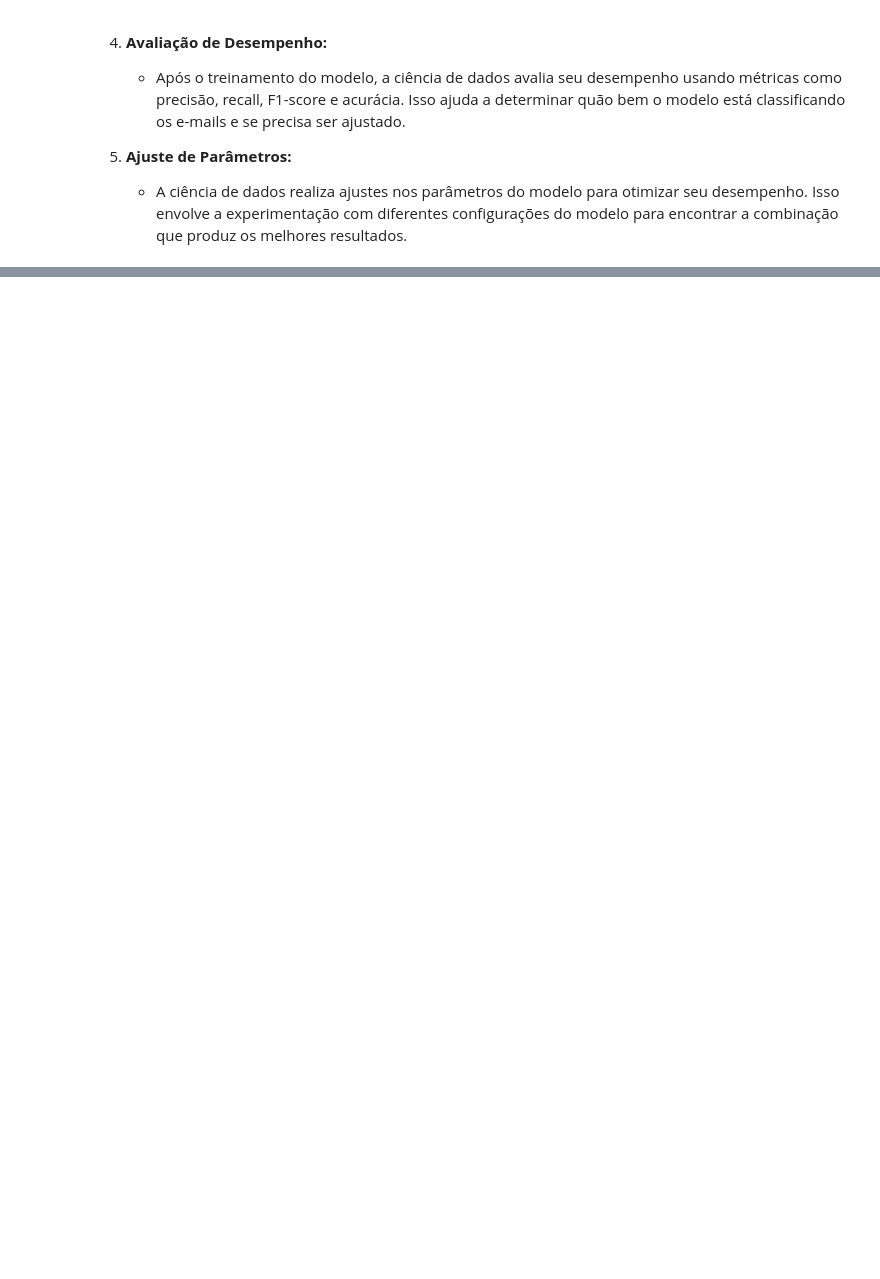
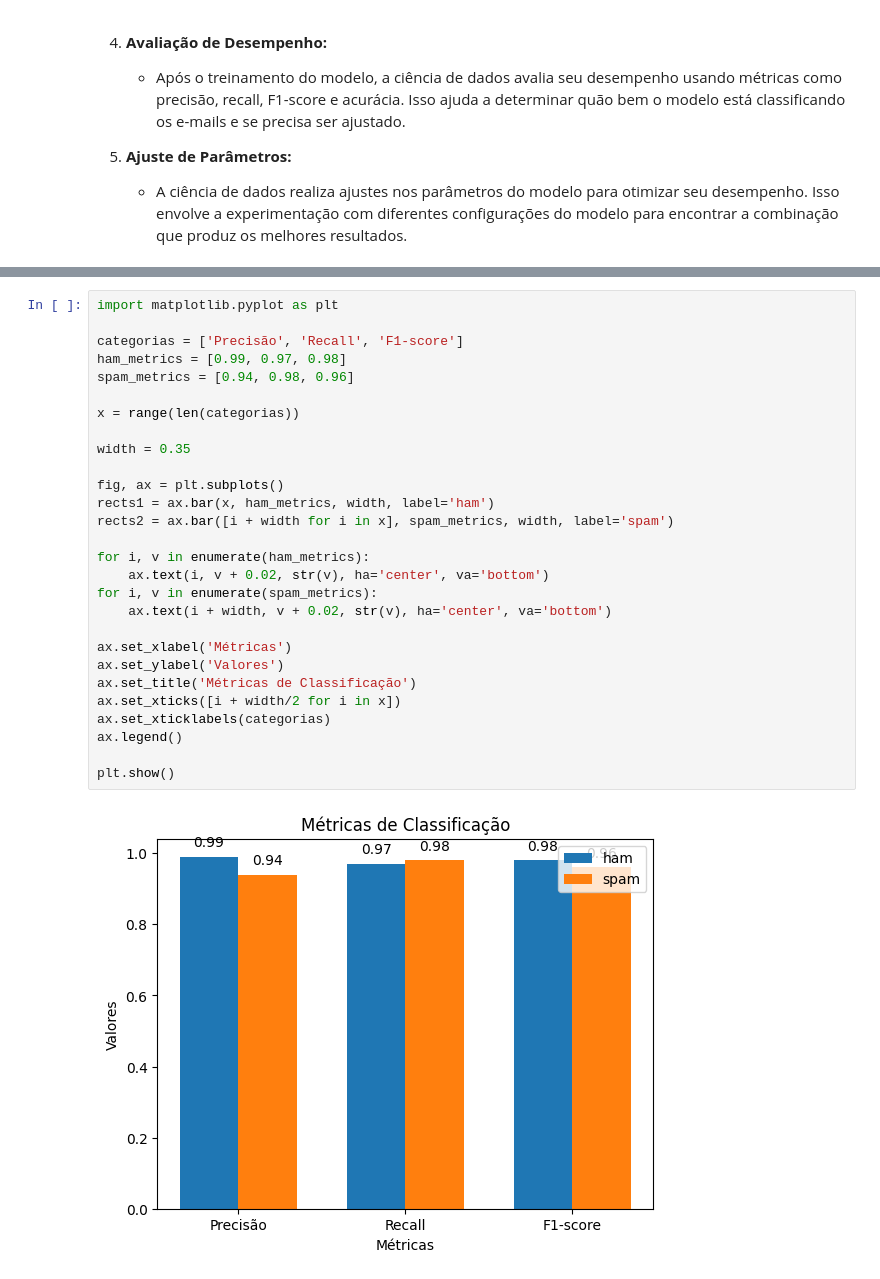
Before and after one commit to ciencia-de-dados-pratica/GEAM-basico, a Jupyter notebook: 2023/Felipe_Introdução_Ciencia_de_Dados/Felipe_Classificação_E_mails_Abordagem_com_Ciência_Dados.ipynb, the cells around one changed output, grey strips where cells are left out. Drawn from its saved outputs; the diff is of its cells as text; blank space fills up the shorter version.

```diff
--- a/2023/Felipe_Introdução_Ciencia_de_Dados/Felipe_Classificação_E_mails_Abordagem_com_Ciência_Dados.ipynb
+++ b/2023/Felipe_Introdução_Ciencia_de_Dados/Felipe_Classificação_E_mails_Abordagem_com_Ciência_Dados.ipynb
@@ -91,0 +103,30 @@ Em resumo, a ciência de dados fornece as ferramentas e técnicas necessárias p
+# %%
+import matplotlib.pyplot as plt
+
+categorias = ['Precisão', 'Recall', 'F1-score']
+ham_metrics = [0.99, 0.97, 0.98]
+spam_metrics = [0.94, 0.98, 0.96]
+
+x = range(len(categorias))
+
+width = 0.35
+
+fig, ax = plt.subplots()
+rects1 = ax.bar(x, ham_metrics, width, label='ham')
+rects2 = ax.bar([i + width for i in x], spam_metrics, width, label='spam')
+
+for i, v in enumerate(ham_metrics):
+    ax.text(i, v + 0.02, str(v), ha='center', va='bottom')
+for i, v in enumerate(spam_metrics):
+    ax.text(i + width, v + 0.02, str(v), ha='center', va='bottom')
+
+ax.set_xlabel('Métricas')
+ax.set_ylabel('Valores')
+ax.set_title('Métricas de Classificação')
+ax.set_xticks([i + width/2 for i in x])
+ax.set_xticklabels(categorias)
+ax.legend()
+
+plt.show()
+# %% [output]
+[figure, added]
```
Also changed, not shown: parts of 8 cells of this notebook.
